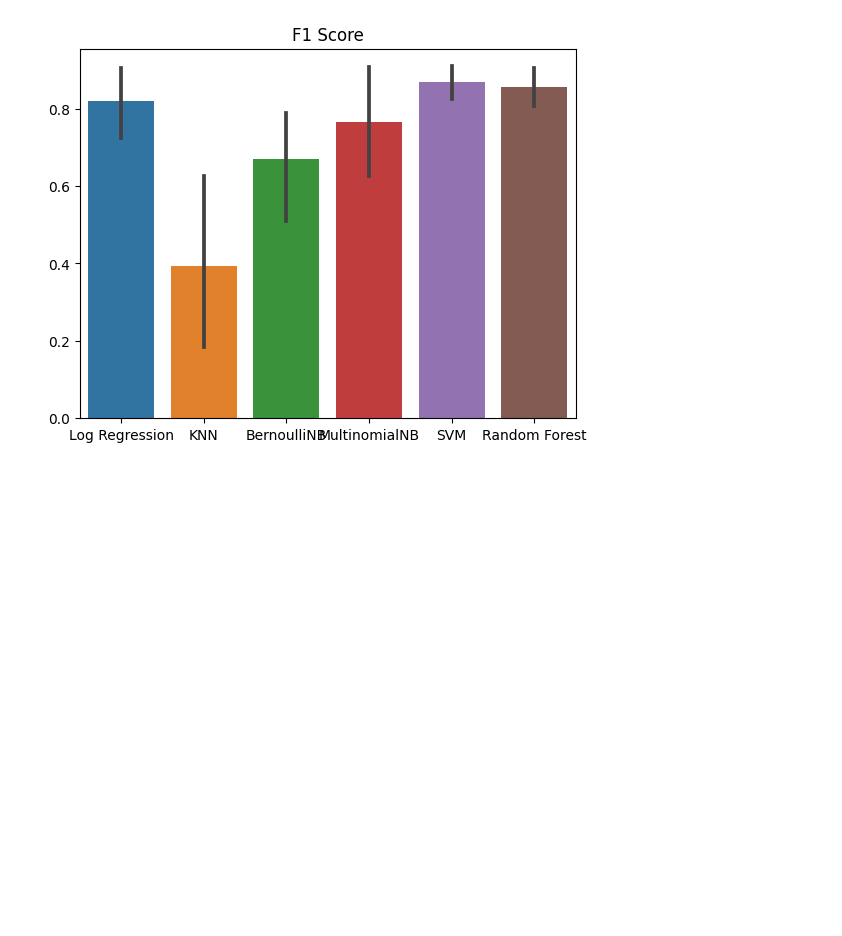
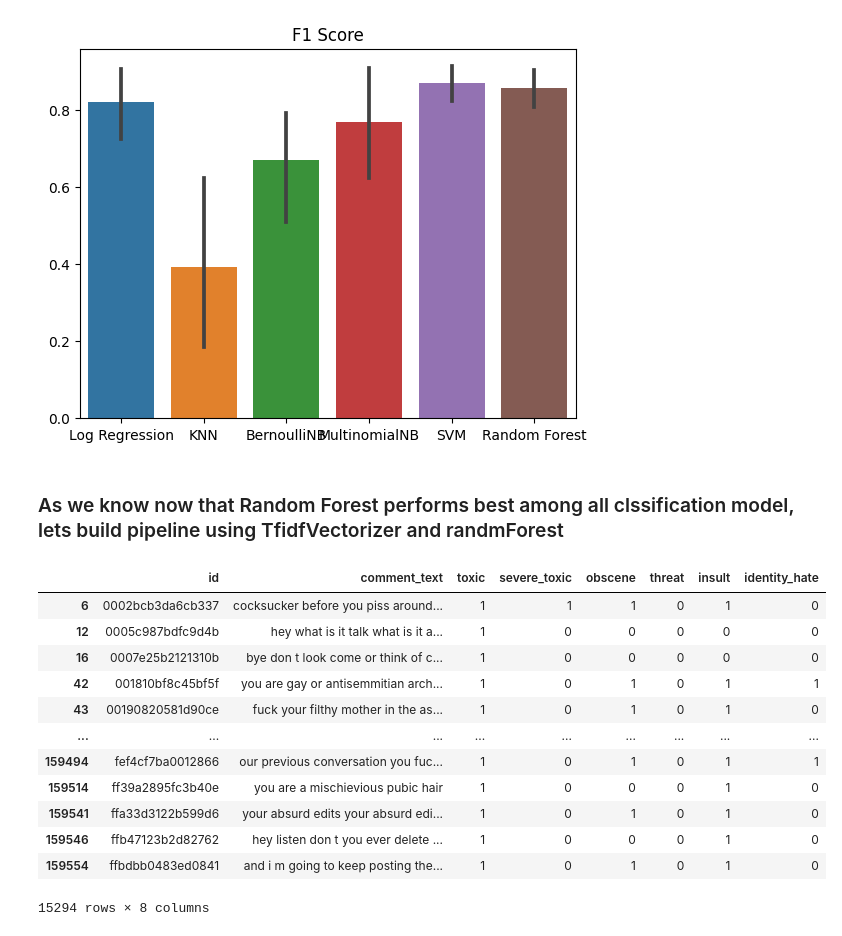
Before and after one commit to rohan-singh987/commentToxicityAnalyzer-ML, a Jupyter notebook: Comment Toxicity Classifier.ipynb, the cells around one changed output. Drawn from its saved outputs; the diff is of its cells as text; code cells hidden in the pictures; blank space fills up the shorter version.

Commit message:
building pipeline
Signed-off-by: Rohan Singh <rohannsingh98765@gmail.com>

```diff
--- a/Comment Toxicity Classifier.ipynb
+++ b/Comment Toxicity Classifier.ipynb
@@ -637,3 +637,21 @@ plt.title('F1 Score')
 plt.show()
 # %% [output]
 [figure]
+# %% [markdown]
+### As we know now that Random Forest performs best among all clssification model, lets build pipeline using TfidfVectorizer and randmForest
+# %%
+data[data['toxic'] == 1]
+# %% [output]
+|  | id | comment_text | toxic | severe_toxic | obscene | threat | insult | identity_hate |
+| 6 | 0002bcb3da6cb337 | cocksucker before you piss around... | 1 | 1 | 1 | 0 | 1 | 0 |
+| 12 | 0005c987bdfc9d4b | hey what is it talk what is it a... | 1 | 0 | 0 | 0 | 0 | 0 |
+| 16 | 0007e25b2121310b | bye don t look come or think of c... | 1 | 0 | 0 | 0 | 0 | 0 |
+| 42 | 001810bf8c45bf5f | you are gay or antisemmitian arch... | 1 | 0 | 1 | 0 | 1 | 1 |
+| 43 | 00190820581d90ce | fuck your filthy mother in the as... | 1 | 0 | 1 | 0 | 1 | 0 |
+| ... | ... | ... | ... | ... | ... | ... | ... | ... |
+| 159494 | fef4cf7ba0012866 | our previous conversation you fuc... | 1 | 0 | 1 | 0 | 1 | 1 |
+| 159514 | ff39a2895fc3b40e | you are a mischievious pubic hair | 1 | 0 | 0 | 0 | 1 | 0 |
+| 159541 | ffa33d3122b599d6 | your absurd edits your absurd edi... | 1 | 0 | 1 | 0 | 1 | 0 |
+| 159546 | ffb47123b2d82762 | hey listen don t you ever delete ... | 1 | 0 | 0 | 0 | 1 | 0 |
+| 159554 | ffbdbb0483ed0841 | and i m going to keep posting the... | 1 | 0 | 1 | 0 | 1 | 0 |
+15294 rows × 8 columns
```
Also changed, not shown: parts of 25 cells of this notebook.
